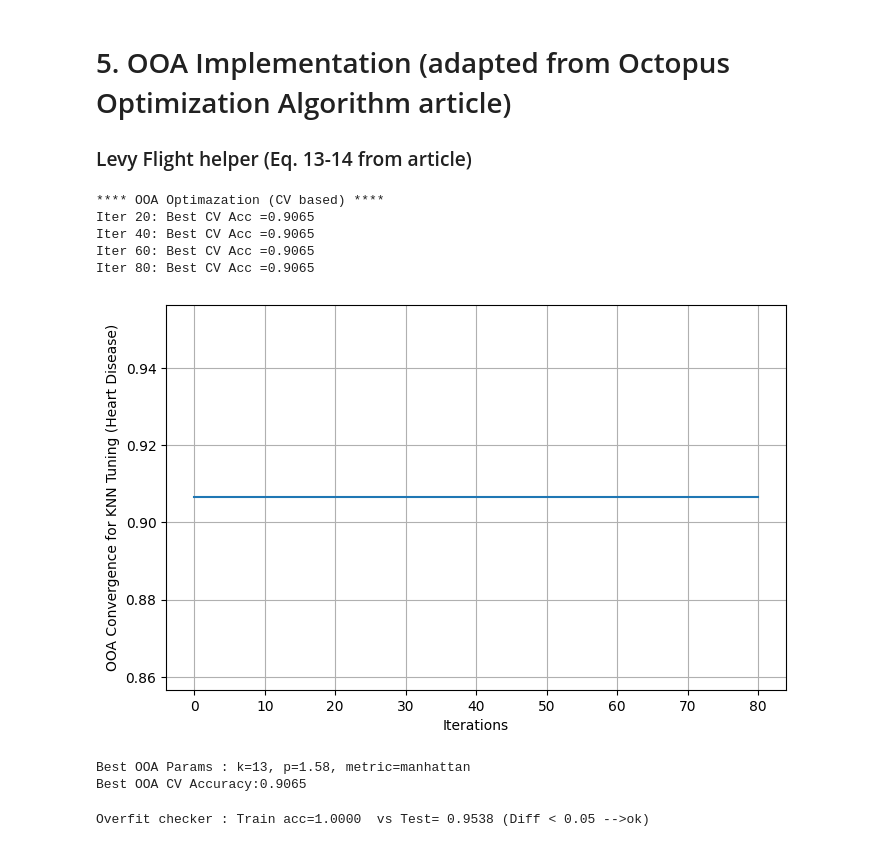
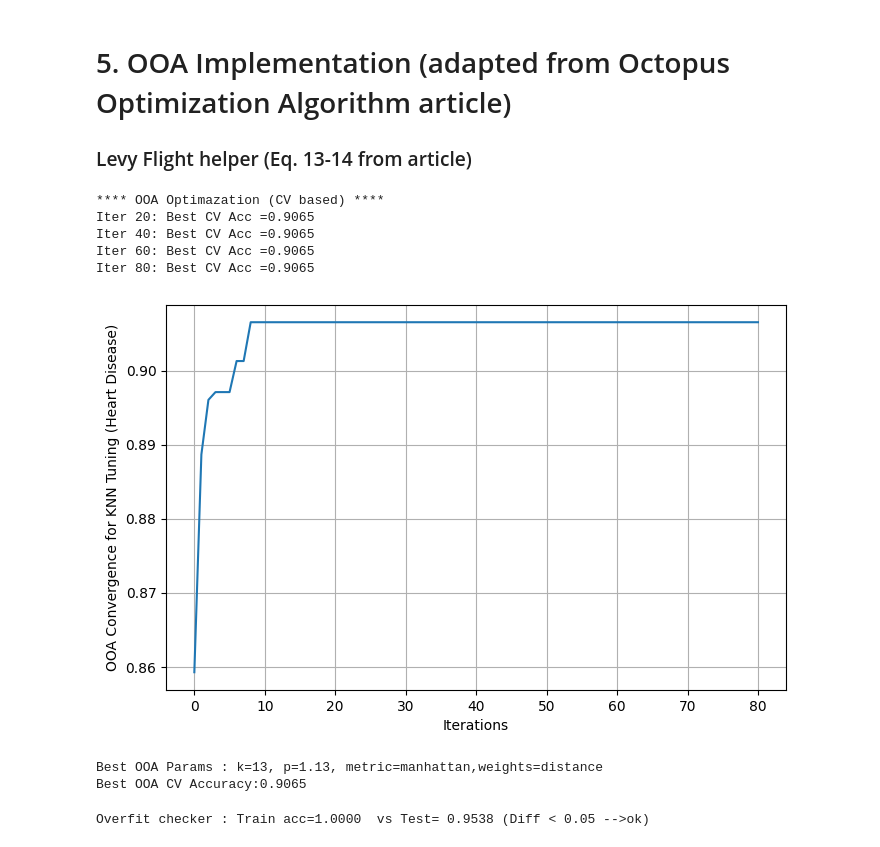
Before and after one commit to ferayame/OOA, a Jupyter notebook: scr/OOA-KNN.ipynb, the cells around one changed output. Saved outputs shown, nothing was run; the diff lists cells and outputs as text; code cells hidden in the pictures.

```diff
--- a/scr/OOA-KNN.ipynb
+++ b/scr/OOA-KNN.ipynb
@@ -233,40 +233,46 @@ X_test_scaled = scaler_ooa.transform(X_test)
 # %%
 # objective
 
-metric_map = {1: 'euclidean', 2: 'manhattan', 3: 'chebyshev'}
+metric_map = {1: 'euclidean', 2: 'manhattan', 3: 'chebyshev', 4:'Minkowski', 5:'Hamming', 6:'Cosine'}
+weight_map = {1: 'uniform', 2: 'distance'}
 
 def knn_objective(params):
     k = int(np.clip(params[0],2,30))
     p = np.clip(params[1],1,3)
-    metric_idx = int(np.clip(params[2], 1, 3))
+    metric_idx = int(np.clip(params[2], 1, 6))
+    weight_idx = int(np.clip(params[3], 1, 2))
+
     metric = metric_map[metric_idx]
+    weights = weight_map[weight_idx]
 
-    knn =KNeighborsClassifier(n_neighbors=k, p=p, metric=metric,weights='distance')
+    knn =KNeighborsClassifier(n_neighbors=k, p=p, metric=metric,weights=weights)
 
     #cv on train for robust opt
     cv_acc = cross_val_score(knn,X_train_scaled,y_train,cv=5, scoring='accuracy').mean()
 
     return -(cv_acc) # min -cv acc
 # %%
-lb = np.array([1,1,1])
-ub = np.array([30,3,3])
-dim = 3
+lb = np.array([1,1,1,1])
+ub = np.array([30,3,3,2])
+dim = 4
 
 print("\n**** OOA Optimazation (CV based) ****")
 best_params, best_cv_acc = ooa_optimize(knn_objective,lb,ub,dim,N=30,max_iter=80)
-best_k, best_p, best_metric_idx  = int(best_params[0]),best_params[1],int(best_params[2])
+best_k, best_p, best_metric_idx, best_weight_idx  = int(best_params[0]),best_params[1],int(best_params[2]), int(best_params[3])
+
 best_metric = metric_map[best_metric_idx]
+best_weight = weight_map[best_weight_idx]
 
-print(f"\nBest OOA Params : k={best_k}, p={best_p:.2f}, metric={best_metric}")
+print(f"\nBest OOA Params : k={best_k}, p={best_p:.2f}, metric={best_metric},weights={best_weight}")
 print(f"Best OOA CV Accuracy:{best_cv_acc:.4f}")
 # %% [output]
 **** OOA Optimazation (CV based) ****
 Iter 20: Best CV Acc =0.9065
 Iter 40: Best CV Acc =0.9065
 Iter 60: Best CV Acc =0.9065
 Iter 80: Best CV Acc =0.9065
-[figure, old version]
+[figure, new version]
-Best OOA Params : k=13, p=1.58, metric=manhattan
+Best OOA Params : k=13, p=1.13, metric=manhattan,weights=distance
 Best OOA CV Accuracy:0.9065
 # %%
 # eval tuned on test
```
